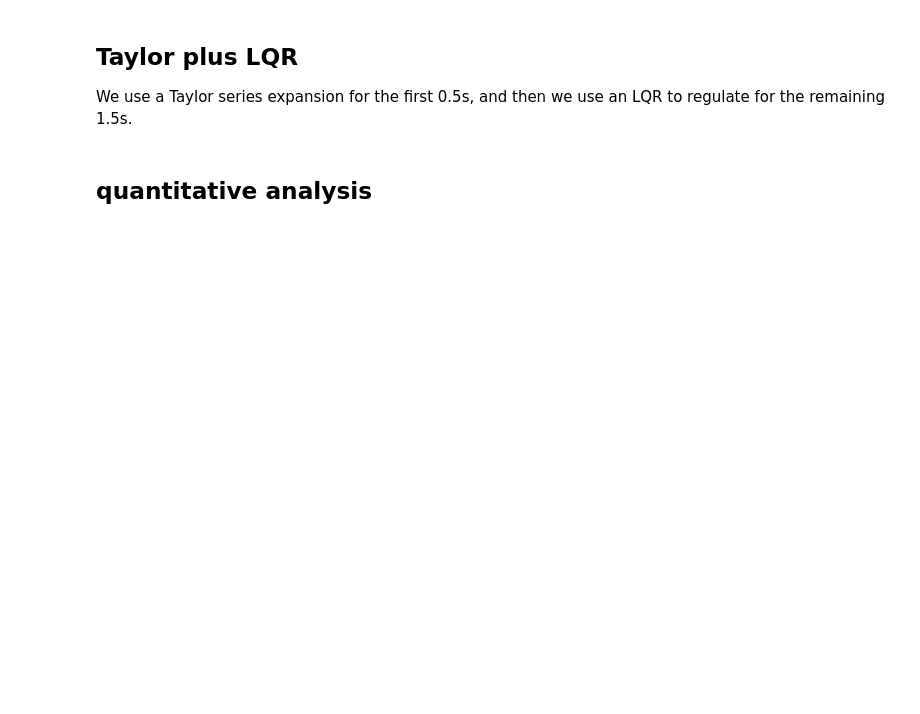
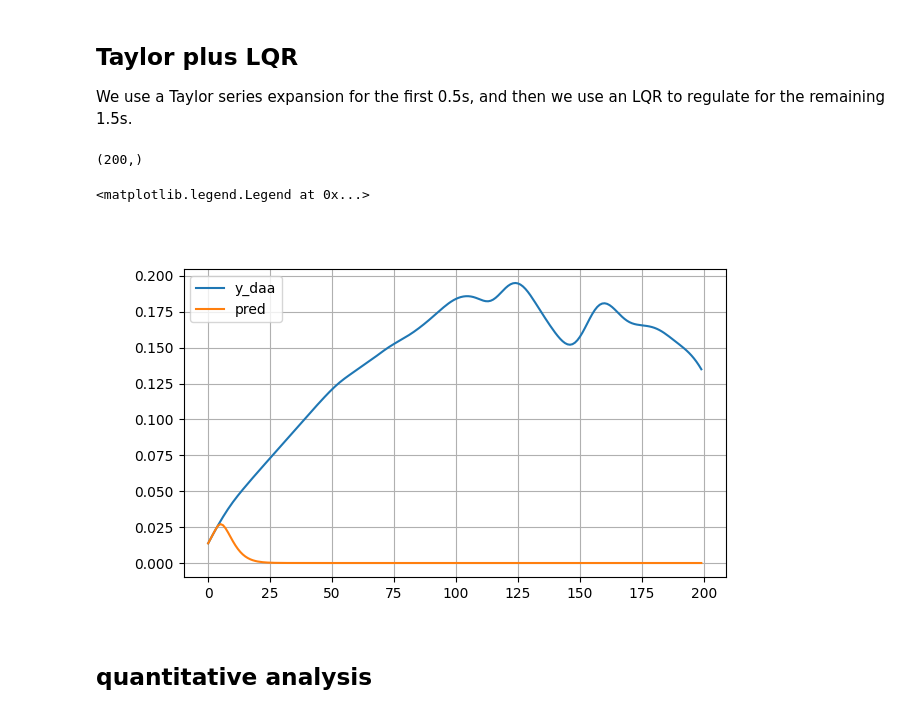
Before and after one commit to jozbee/mpc_comparison, a Jupyter notebook: notebooks/poly_pred/05_poly_pred.ipynb, the cells around one changed output. Saved outputs shown, nothing was run; the diff lists cells and outputs as text; code cells hidden in the pictures; blank space fills up the shorter version.

```diff
--- a/notebooks/poly_pred/05_poly_pred.ipynb
+++ b/notebooks/poly_pred/05_poly_pred.ipynb
@@ -9,7 +9,7 @@ import scipy.linalg as sci_lin
 
 We use a Taylor series expansion for the first 0.5s, and then we use an LQR to regulate for the remaining 1.5s.
 # %%
-alpha = np.eye(3) * -1.5
+alpha = np.eye(3) * -1.8
 A = np.array([[0, 1, 0], [0, 0, 1], [0, 0, 0]], dtype=float)
 B = np.array([[0], [0], [1]], dtype=float)
 Q = np.diag([1e0, 1e0, 1e0])
@@ -47,7 +47,7 @@ def make_taylor_eval(hist, dt):
 
 def update_taylor(taylor_eval, dt, m, res):
     def taylor_fori(i, arr):
-        t = (i + 1) * dt
+        t = i * dt
         arr = arr.at[i].set(taylor_eval(t))
         return arr
 
@@ -67,22 +67,27 @@ def update_lqr(x0, E, m, res):
 @functools.partial(jax.jit, static_argnames=["n"])
 def pred_hist(n_taylor, n, dt, E, hist):
     taylor_eval, taylor_evalp = make_taylor_eval(hist, dt)
-    x0 = taylor_evalp((n_taylor + 1) * dt)
+    x0 = taylor_evalp((n_taylor - 1) * dt)
 
     res = jnp.empty(n)
     res = update_taylor(taylor_eval, dt, n_taylor, res)
     res = update_lqr(x0, E, n_taylor, res)
     return res
 
-mixed_pred = functools.partial(pred_hist, 50, spec.n, spec.dt, E)
+mixed_pred = functools.partial(pred_hist, 4, spec.n, spec.dt, E)
 # %%
 hist = y_vest[:4, 0]
 y = mixed_pred(hist)
 print(y.shape)
 fig, ax = plt.subplots(1, 1, figsize=(7, 4))
-ax.plot(y)
-ax.plot(y_vest[4: 4 + 200, 0])
+ax.plot(y_vest[3: 3 + 200, 0], label="y_daa")
+ax.plot(y, label="pred")
 ax.grid()
+ax.legend()
+# %% [output]
+(200,)
+<matplotlib.legend.Legend at 0x...>
+[figure, added]
 # %% [markdown]
 ## quantitative analysis
 # %%
```
Also changed, not shown: parts of 6 cells of this notebook, 11 other files.
